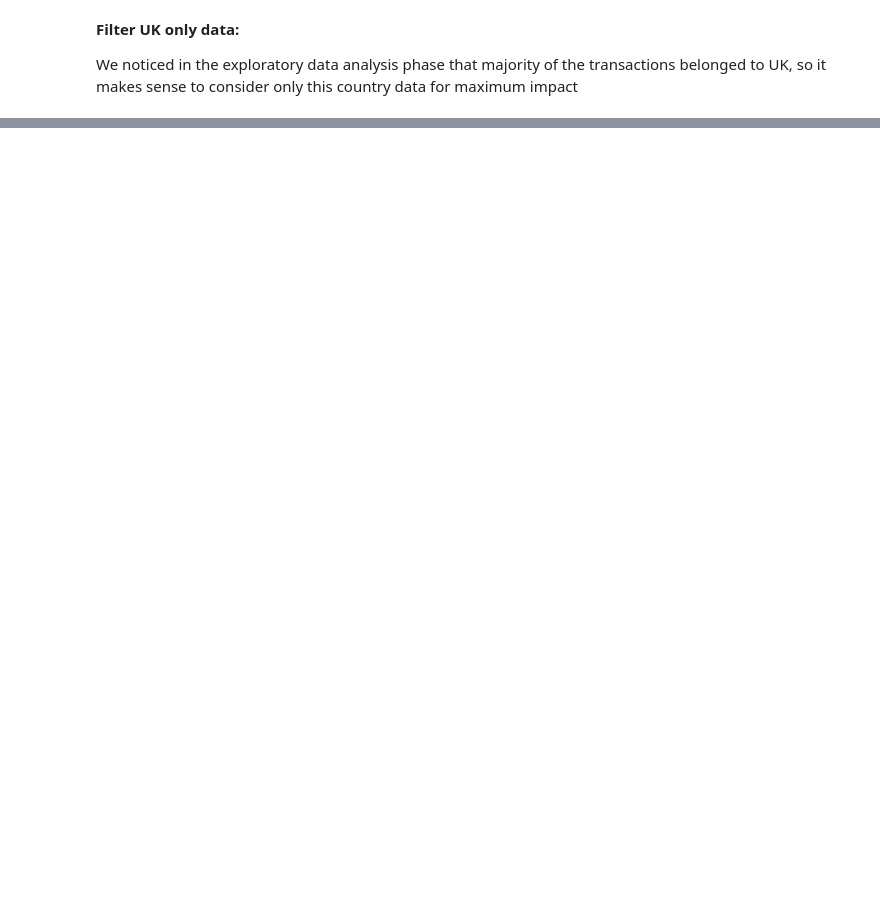
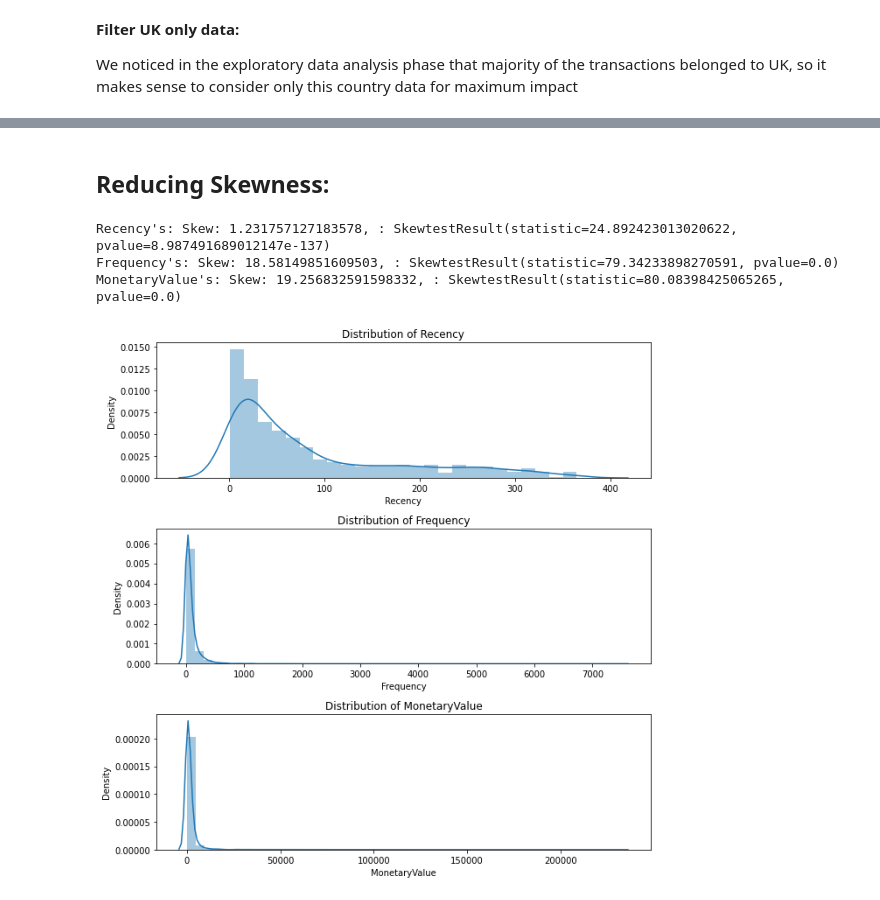
Before and after one commit to Samikshab99/Unsupervised-ML-Customer-Segmentation, a Jupyter notebook: Online_Retail_Customer_Segmentation_Capstone_Project.ipynb, the cells around one changed output, grey strips where cells are left out. Saved outputs shown, nothing was run; the diff lists cells and outputs as text; code cells hidden in the pictures; blank space fills up the shorter version.

```diff
--- a/Online_Retail_Customer_Segmentation_Capstone_Project.ipynb
+++ b/Online_Retail_Customer_Segmentation_Capstone_Project.ipynb
@@ -918,0 +926,3 @@ We noticed in the exploratory data analysis phase that majority of the transacti
+# %%
+dfRetail = dfRetail[dfRetail.Total_Price >= 0]
+dfRetail.head()
@@ -918,0 +986,17 @@ We noticed in the exploratory data analysis phase that majority of the transacti
+# %%
+# Create hypothetical snapshot date
+snapshot_date = end_date + dt.timedelta(days=1)
+
+# Calculate Recency, Frequency and Monetary value for each customer
+df_rfm = df_rfm.groupby(['CustomerID']).agg({
+    'Date': lambda x: (snapshot_date - x.max()).days,
+    'InvoiceNo': 'count',
+    'Total_Price': 'sum'})
+
+# Rename the columns
+df_rfm.rename(columns={'Date': 'Recency',
+                       'InvoiceNo': 'Frequency',
+                      'Total_Price': 'MonetaryValue'}, inplace=True)
+
+# Print top 5 rows
+print(df_rfm.head())
@@ -918,0 +1161,11 @@ We noticed in the exploratory data analysis phase that majority of the transacti
+# %% [markdown]
+## Reducing Skewness:
+# %%
+#creatingfunction to check the skewness
+def check_skew(df, column):
+    skew = stats.skew(df[column])
+    skewtest = stats.skewtest(df[column])
+    plt.title('Distribution of ' + column)
+    sns.distplot(df[column])
+    print("{}'s: Skew: {}, : {}".format(column, skew, skewtest))
+    return
@@ -918,0 +1175,20 @@ We noticed in the exploratory data analysis phase that majority of the transacti
+# %%
+# Plot all 3 graphs together for summary findings
+plt.figure(figsize=(9, 9))
+
+plt.subplot(3, 1, 1)
+check_skew(df_rfm,'Recency')
+
+plt.subplot(3, 1, 2)
+check_skew(df_rfm,'Frequency')
+
+plt.subplot(3, 1, 3)
+check_skew(df_rfm,'MonetaryValue')
+
+plt.tight_layout()
+plt.savefig('before_transform.png', format='png', dpi=1000)
+# %% [output]
+Recency's: Skew: 1.231757127183578, : SkewtestResult(statistic=24.892423013020622, pvalue=8.987491689012147e-137)
+Frequency's: Skew: 18.58149851609503, : SkewtestResult(statistic=79.34233898270591, pvalue=0.0)
+MonetaryValue's: Skew: 19.256832591598332, : SkewtestResult(statistic=80.08398425065265, pvalue=0.0)
+[figure, added]
```
Also changed, not shown: parts of 63 cells of this notebook.
